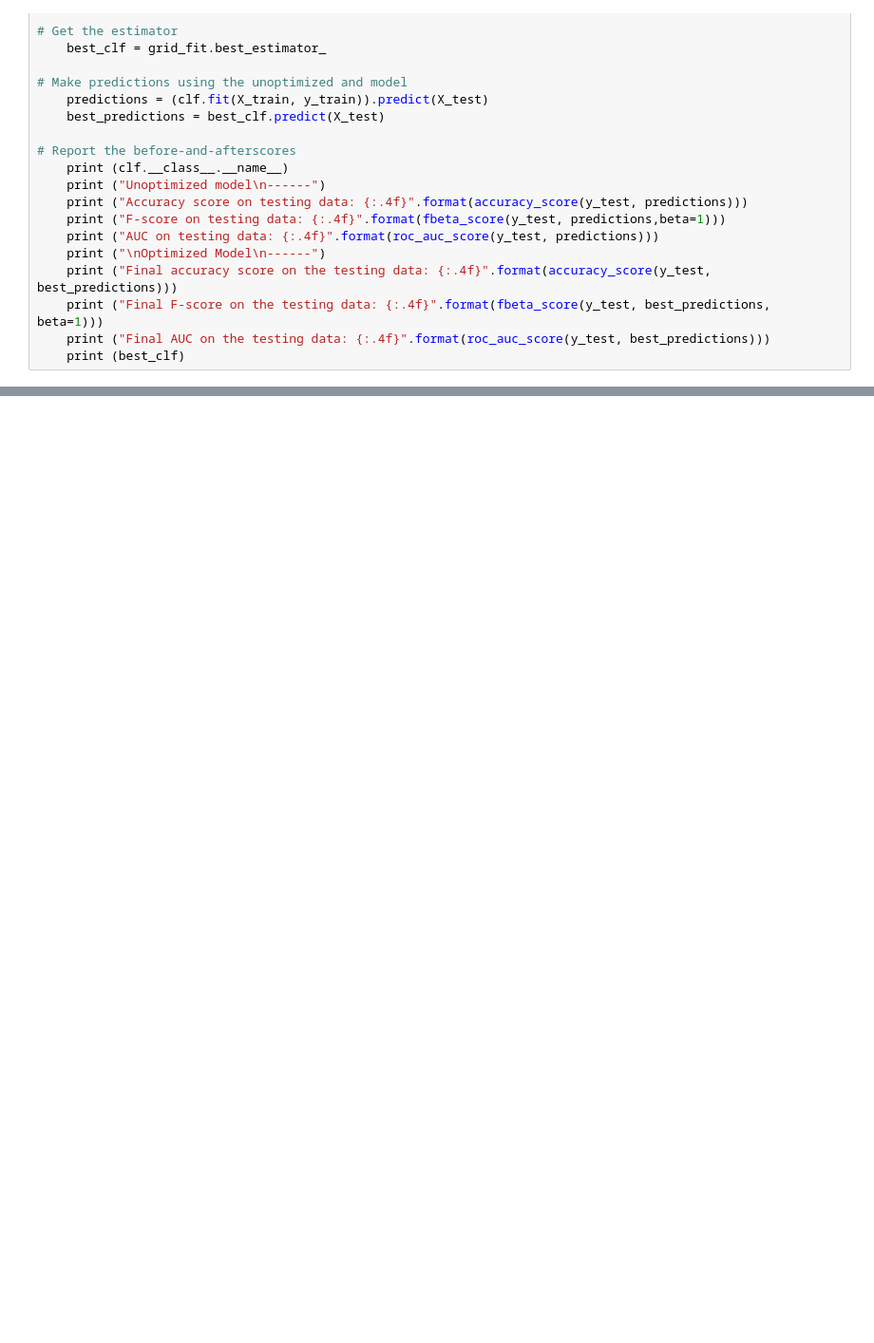
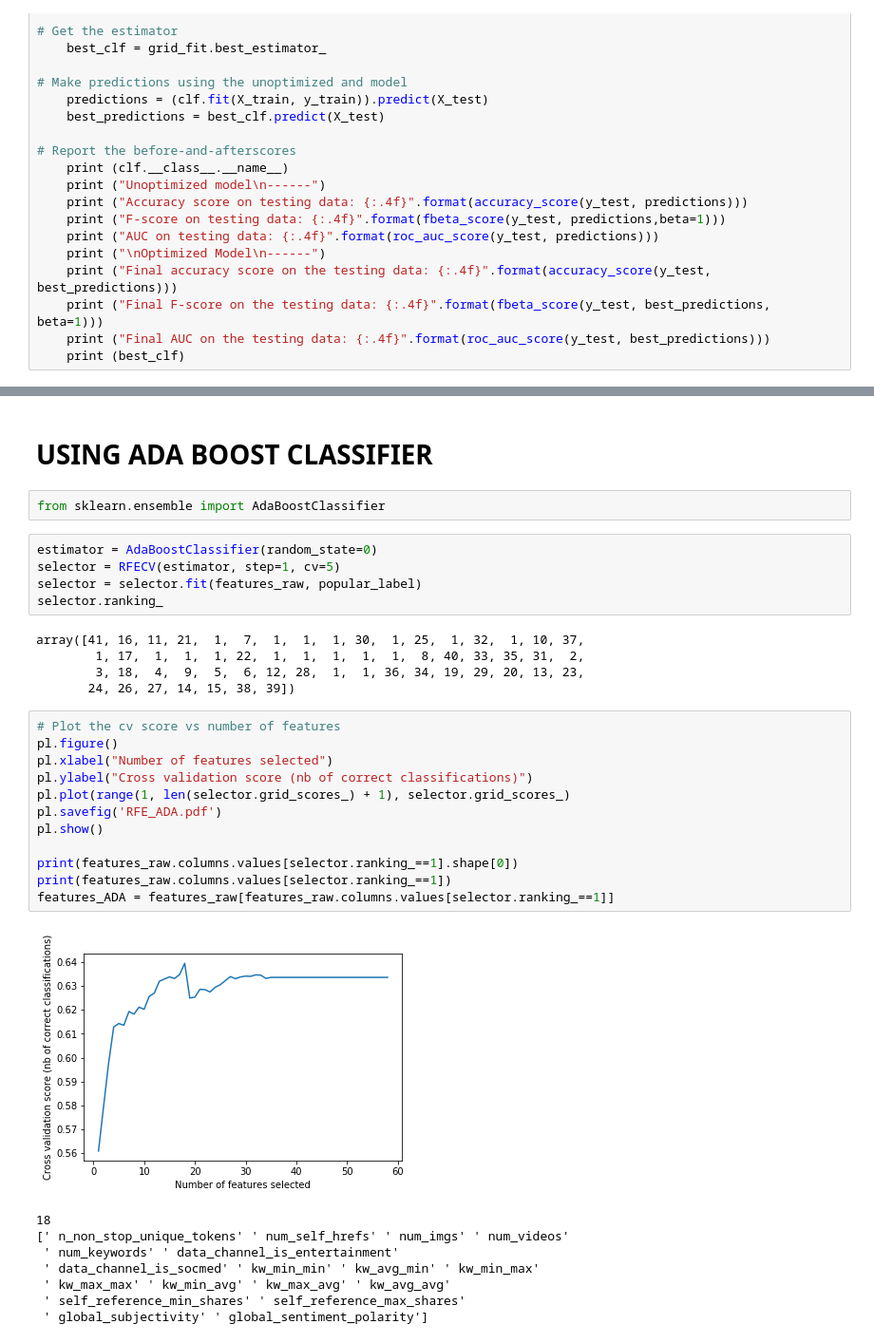
Before and after one commit to Nandini9634/News-Popularity-Prediction, a Jupyter notebook: news_popularity.ipynb, the cells around one changed output, grey strips where cells are left out. Shown: that part at 95% size. Cells and saved outputs as stored; diff of their text form; blank space fills up the shorter version.

```diff
--- a/news_popularity.ipynb
+++ b/news_popularity.ipynb
@@ -267,3 +258,38 @@ RandomForestClassifier(bootstrap=True, class_weight=None, criterion='gini',
                        min_weight_fraction_leaf=0.0, n_estimators=500,
                        n_jobs=None, oob_score=False, random_state=0, verbose=0,
                        warm_start=False)
+# %% [markdown]
+# USING ADA BOOST CLASSIFIER
+# %%
+from sklearn.ensemble import AdaBoostClassifier
+# %%
+estimator = AdaBoostClassifier(random_state=0)
+selector = RFECV(estimator, step=1, cv=5)
+selector = selector.fit(features_raw, popular_label)
+selector.ranking_
+# %% [output]
+array([41, 16, 11, 21,  1,  7,  1,  1,  1, 30,  1, 25,  1, 32,  1, 10, 37,
+        1, 17,  1,  1,  1, 22,  1,  1,  1,  1,  1,  8, 40, 33, 35, 31,  2,
+        3, 18,  4,  9,  5,  6, 12, 28,  1,  1, 36, 34, 19, 29, 20, 13, 23,
+       24, 26, 27, 14, 15, 38, 39])
+# %%
+# Plot the cv score vs number of features
+pl.figure()
+pl.xlabel("Number of features selected")
+pl.ylabel("Cross validation score (nb of correct classifications)")
+pl.plot(range(1, len(selector.grid_scores_) + 1), selector.grid_scores_)
+pl.savefig('RFE_ADA.pdf')
+pl.show()
+
+print(features_raw.columns.values[selector.ranking_==1].shape[0])
+print(features_raw.columns.values[selector.ranking_==1])
+features_ADA = features_raw[features_raw.columns.values[selector.ranking_==1]]
+# %% [output]
+[figure, added]
+18
+[' n_non_stop_unique_tokens' ' num_self_hrefs' ' num_imgs' ' num_videos'
+ ' num_keywords' ' data_channel_is_entertainment'
+ ' data_channel_is_socmed' ' kw_min_min' ' kw_avg_min' ' kw_min_max'
+ ' kw_max_max' ' kw_min_avg' ' kw_max_avg' ' kw_avg_avg'
+ ' self_reference_min_shares' ' self_reference_max_shares'
+ ' global_subjectivity' ' global_sentiment_polarity']
```
Also changed, not shown: parts of 17 cells of this notebook.
